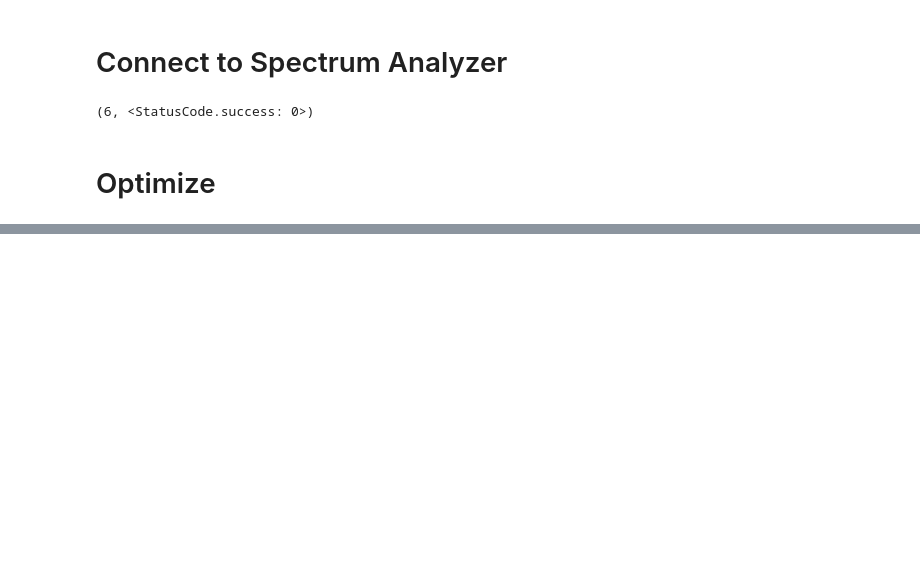
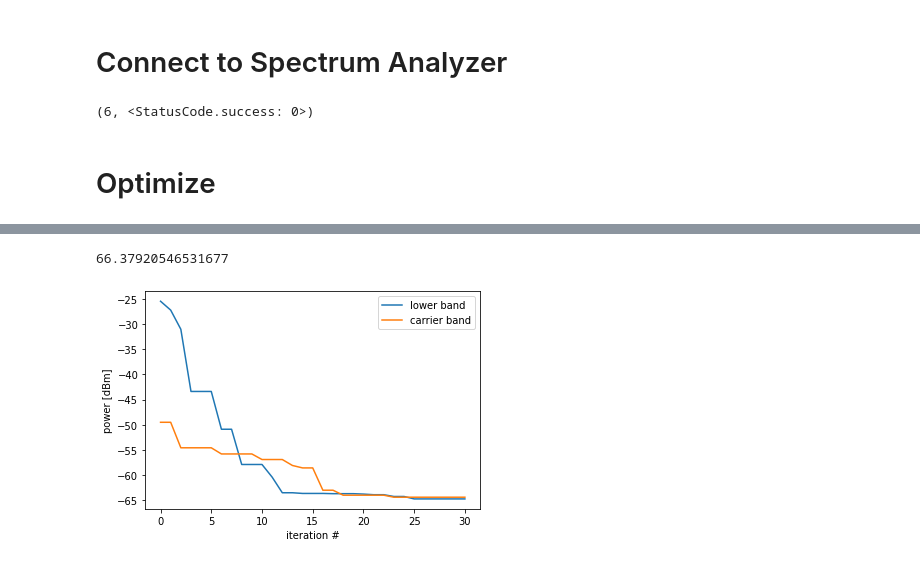
Before and after one commit to lukingroup/pylabnet, a Jupyter notebook: demo/iq-optimizer/IQOptimizer_demo.ipynb, the cells around one changed output, grey strips where cells are left out. Drawn from its saved outputs; the diff is of its cells as text; code cells hidden in the pictures; blank space fills up the shorter version.

```diff
--- a/demo/iq-optimizer/IQOptimizer_demo.ipynb
+++ b/demo/iq-optimizer/IQOptimizer_demo.ipynb
@@ -84,0 +85,8 @@ opt1 = IQOptimizer_GD(mw, hd, sa, 12e9, 400e6, param_guess = ([85, 1, 0.6, 0.01,
+# %%
+import time
+start = time.time()
+opt1.opt()
+print(time.time()-start)
+# %% [output]
+66.37920546531677
+[figure, added]
```
Also changed, not shown: parts of 18 cells of this notebook, 2 other files.
